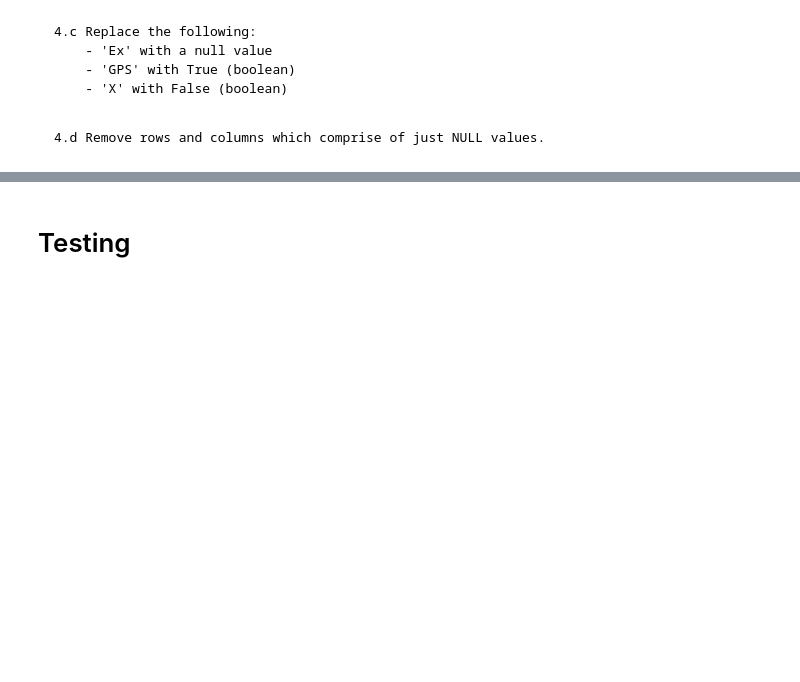
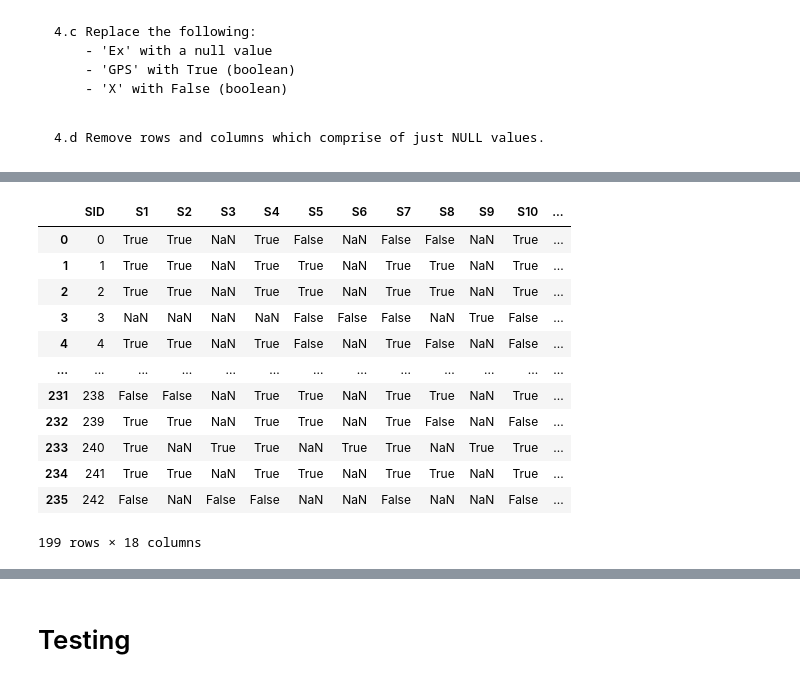
Before and after one commit to DeraUchenwoke/DataScienceProjects22, a Jupyter notebook: main/2022Coursework/CW_Preprocessing.ipynb, the cells around one changed output, grey strips where cells are left out. Drawn from its saved outputs; the diff is of its cells as text; code cells hidden in the pictures; blank space fills up the shorter version.

```diff
--- a/main/2022Coursework/CW_Preprocessing.ipynb
+++ b/main/2022Coursework/CW_Preprocessing.ipynb
@@ -207,13 +221,3 @@ dfCOA122Clean.set_axis(['SID', 1, 2, 3, 4, 5, 6, 7, 8, 9, 10, 11, 12, 13, 14, 15
         - 'Ex' with a null value
         - 'GPS' with True (boolean)
         - 'X' with False (boolean)
-# %%
-# COA111
-dfCOA111Clean.replace('Ex', None, inplace = True)
-dfCOA111Clean.replace('GPS', True, inplace = True)
-dfCOA111Clean.replace('X', False, inplace = True)
-
-# COA122
-dfCOA122Clean.replace('Ex', None, inplace = True)
-dfCOA122Clean.replace('GPS', True, inplace = True)
-dfCOA122Clean.replace('X', False, inplace = True)
@@ -220,9 +230,2 @@ dfCOA122Clean.replace('X', False, inplace = True)
 # %% [markdown]
     4.d Remove rows and columns which comprise of just NULL values.
-# %%
- # drops rows where all values (aside from the student id column) are NULL
-dfCOA111Clean.dropna(axis = 0, how = 'all', subset = dfCOA111Clean.columns[1:len(dfCOA111Clean.columns)], inplace = True)
-dfCOA111Clean.dropna(axis = 1, how = 'all', inplace = True) # drops columns where all values are NULL
-
-dfCOA122Clean.dropna(axis = 0, how = 'all', subset = dfCOA122Clean.columns[1:len(dfCOA122Clean.columns)], inplace = True)
-dfCOA122Clean.dropna(axis = 1, how = 'all', inplace = True)
@@ -288,0 +255,16 @@ dfCOA122Transpose
+# %%
+dfCOA122Clean
+# %% [output]
+|  | SID | S1 | S2 | S3 | S4 | S5 | S6 | S7 | S8 | S9 | S10 | ... |
+| 0 | 0 | True | True | NaN | True | False | NaN | False | False | NaN | True | ... |
+| 1 | 1 | True | True | NaN | True | True | NaN | True | True | NaN | True | ... |
+| 2 | 2 | True | True | NaN | True | True | NaN | True | True | NaN | True | ... |
+| 3 | 3 | NaN | NaN | NaN | NaN | False | False | False | NaN | True | False | ... |
+| 4 | 4 | True | True | NaN | True | False | NaN | True | False | NaN | False | ... |
+| ... | ... | ... | ... | ... | ... | ... | ... | ... | ... | ... | ... | ... |
+| 231 | 238 | False | False | NaN | True | True | NaN | True | True | NaN | True | ... |
+| 232 | 239 | True | True | NaN | True | True | NaN | True | False | NaN | False | ... |
+| 233 | 240 | True | NaN | True | True | NaN | True | True | NaN | True | True | ... |
+| 234 | 241 | True | True | NaN | True | True | NaN | True | True | NaN | True | ... |
+| 235 | 242 | False | NaN | False | False | NaN | NaN | False | NaN | NaN | False | ... |
+199 rows × 18 columns
```
Also changed, not shown: parts of 26 cells of this notebook, 1 other file.
